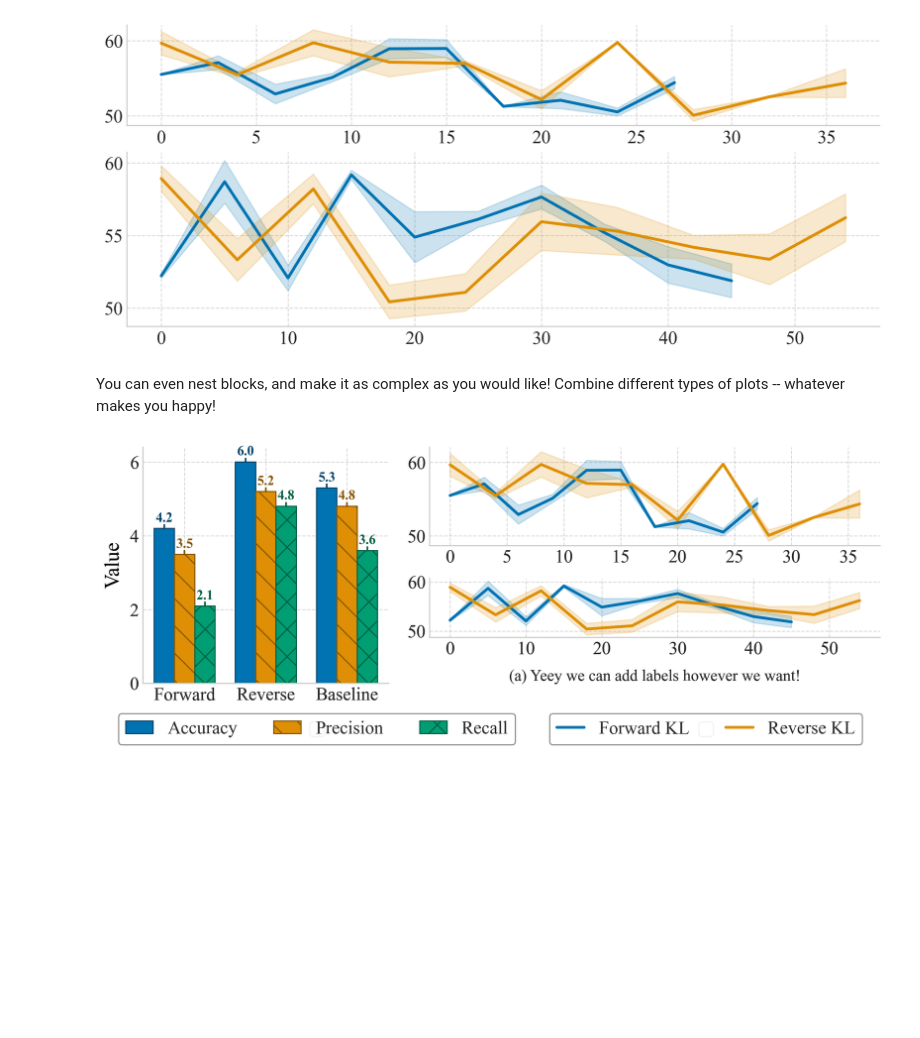
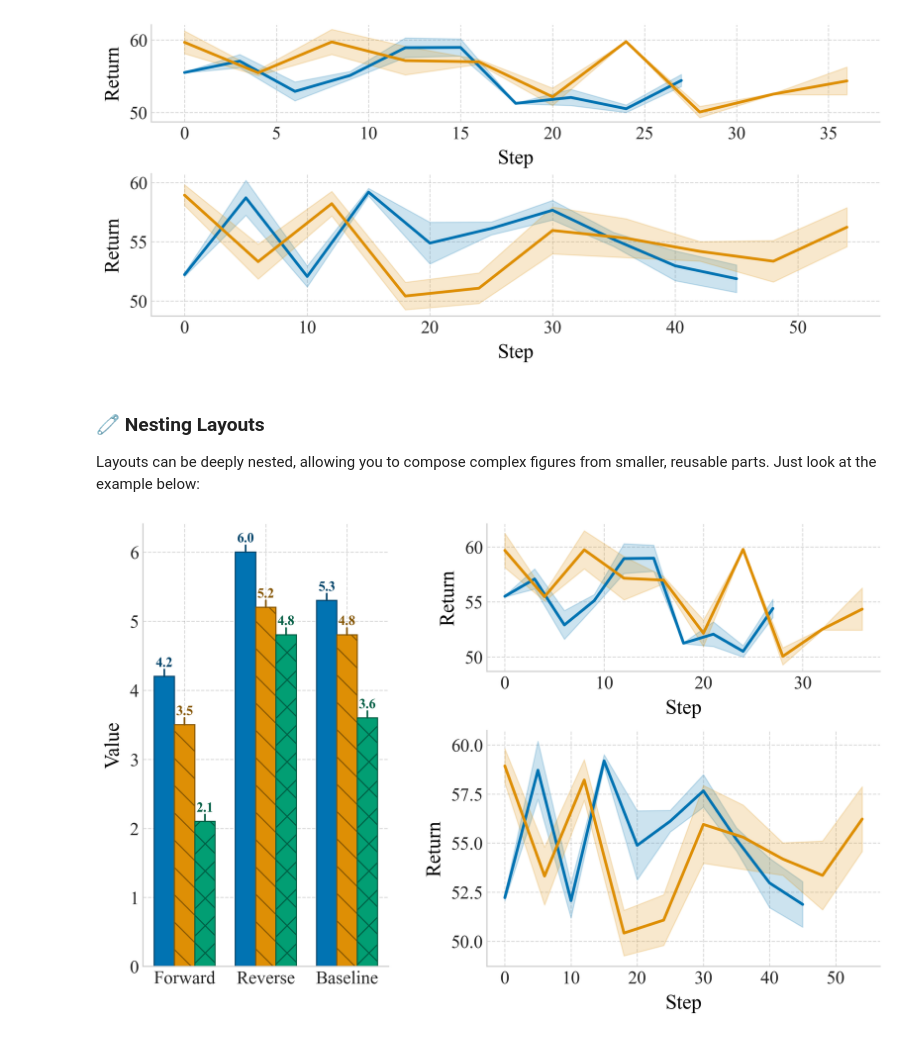
Before and after one commit to lars-quaedvlieg/paperviz, a Jupyter notebook: docs/layout/index.ipynb, the cells around one changed output. Cells and saved outputs as stored; diff of their text form; code cells hidden in the pictures; blank space fills up the shorter version.

```diff
--- a/docs/layout/index.ipynb
+++ b/docs/layout/index.ipynb
@@ -34,6 +32,9 @@ import numpy as np
 
 from paperviz.layout import render_layout
 from paperviz.layout.blocks import PlotBlock
+
+import warnings
+warnings.filterwarnings('ignore')
 
 # Generate some dummy data
 def generate_data(seed):
@@ -57,6 +58,8 @@ plot1 = PlotBlock("multiple_std_lines", fixed_width=0.3, fixed_height=0.3, kwarg
     "x_key": "round_num",
     "y_key": "unique_scores",
     "yerr_key": "std_error",
+    "xlabel": "Step",
+    "ylabel": "Return",
     "label_map": {
         "run_a": "Forward KL",
         "run_b": "Reverse KL",
@@ -72,6 +75,8 @@ plot2 = PlotBlock("multiple_std_lines", kwargs={
     "x_key": "round_num",
     "y_key": "unique_scores",
     "yerr_key": "std_error",
+    "xlabel": "Step",
+    "ylabel": "Return",
     "label_map": {
         "run_a": "Forward KL",
         "run_b": "Reverse KL",
@@ -122,28 +126,25 @@ And now let's try plots to stack them on top of each other using `Col`
 # %%
 from paperviz.layout.blocks import Col
 
-col_layout = Col([plot1, plot2], spacing=0.08)
+col_layout = Col([plot1, plot2], spacing=0.16)
 fig = render_layout(col_layout, figsize=(10, 4))
 plt.show()
 # %% [output]
-[figure, old version]
+[figure, new version]
 # %% [markdown]
-You can even nest blocks, and make it as complex as you would like! Combine different types of plots -- whatever makes you happy!
+### 🧷 Nesting Layouts
+Layouts can be deeply nested, allowing you to compose complex figures from smaller, reusable parts. Just look at the example below:
 # %%
 from paperviz.layout.blocks import LegendBlock, Label
 
-nested_layout = Col([
-    Row([
-        plot3,
-        Col([plot1, plot2, Label("(a) Yeey we can add labels however we want!", fixed_height=0.04)], spacing=0.1)
-    ], spacing=0.05),
-    Row([
-        LegendBlock(labels=["Accuracy", "Precision", "Recall"], ncol=3),
-        LegendBlock(labels=["Forward KL", "Reverse KL"], ncol=2)
-    ], fixed_height=0.08)
-], spacing=0.1)
-
-fig = render_layout(nested_layout, figsize=(10, 4))
+nested_layout = Row([
+    plot3,
+    Col([
+        plot1,
+        plot2,
+    ], spacing=0.12)
+], spacing=0.12)
+fig = render_layout(nested_layout, figsize=(10, 6))
 plt.show()
 # %% [output]
-[figure, old version]
+[figure, new version]
```
Also changed, not shown: parts of 9 cells of this notebook, 13 other files.
